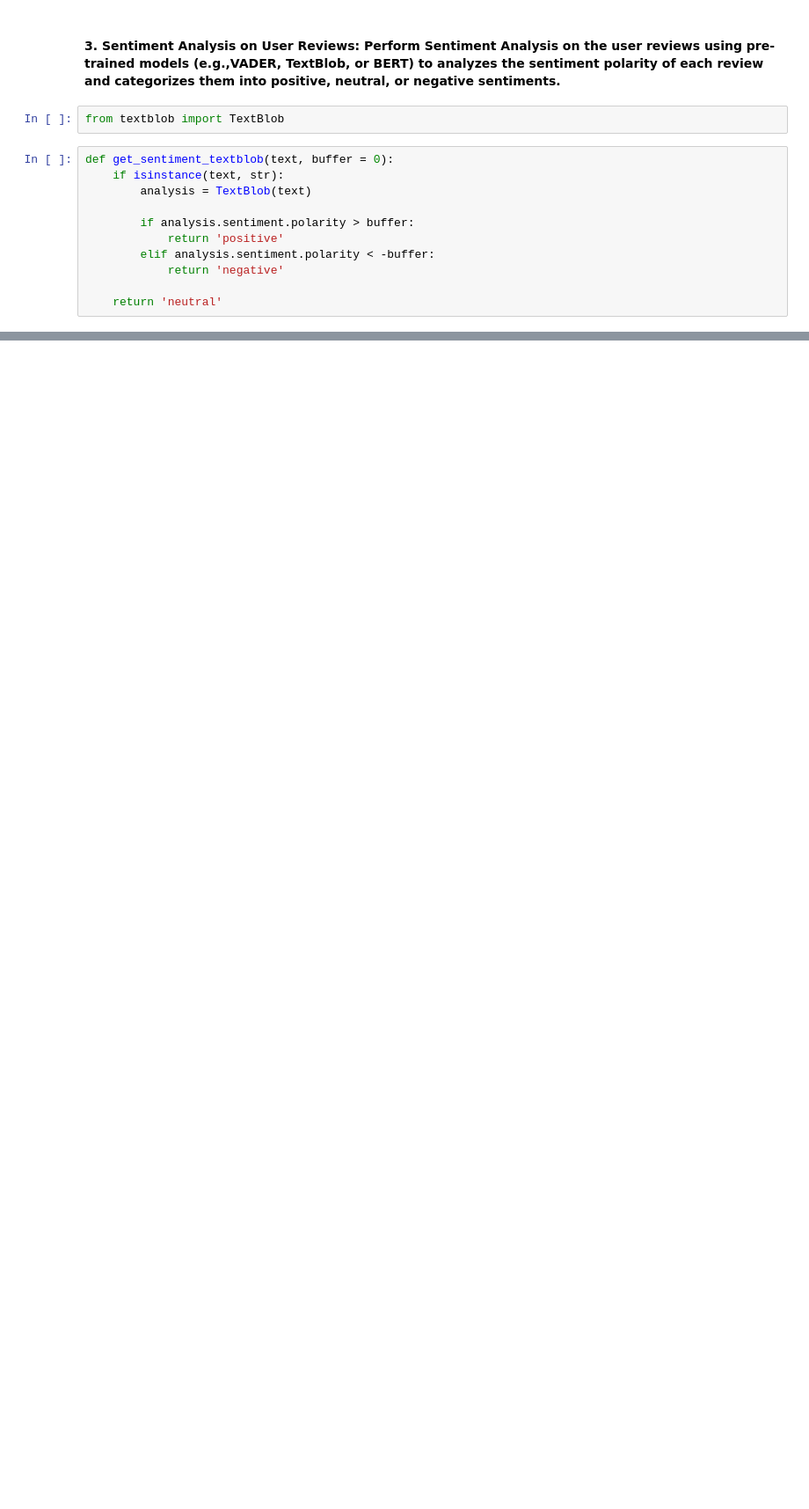
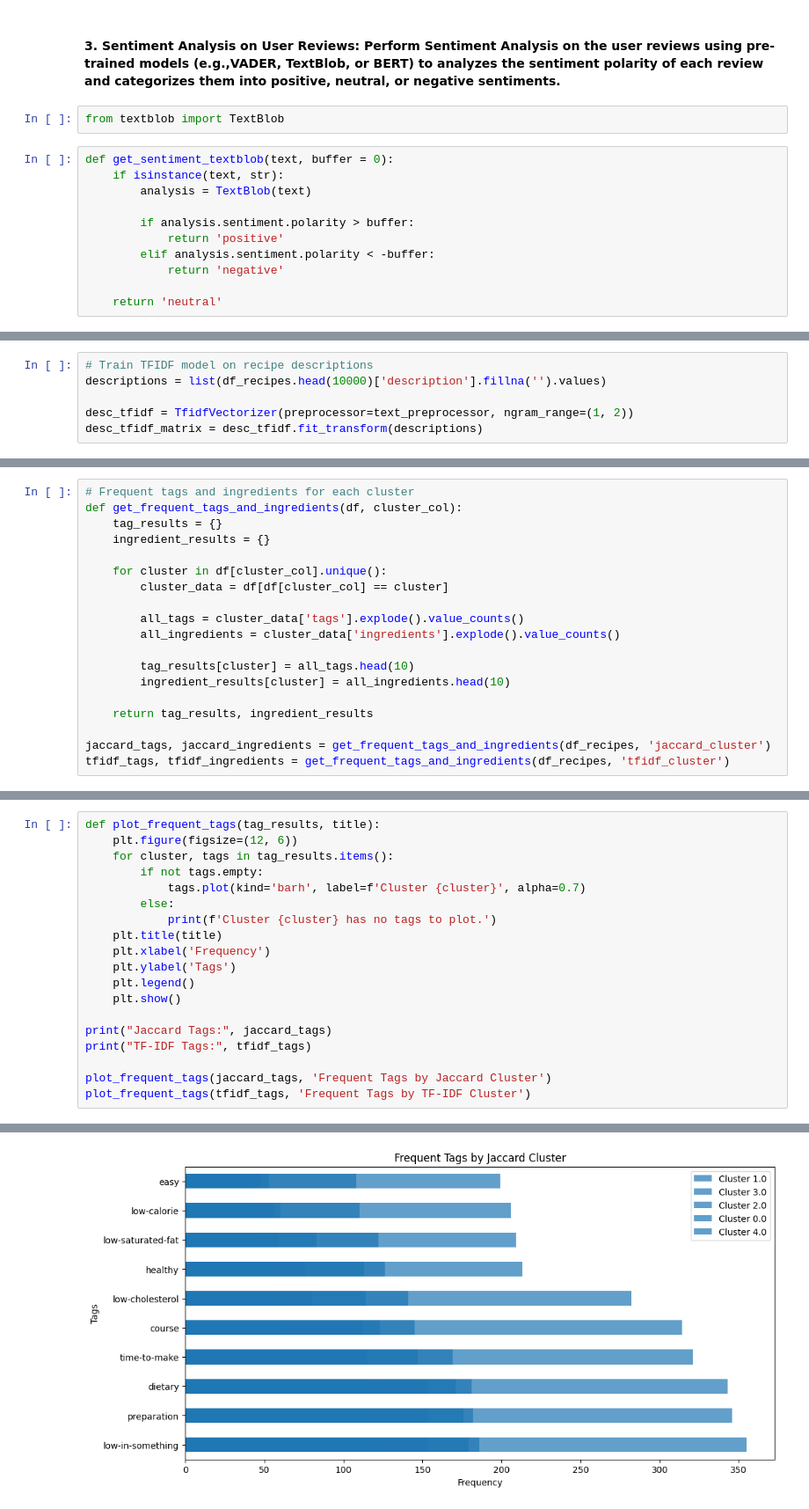
Before and after one commit to MattThePerson/NLP_Project_2024, a Jupyter notebook: pau_notebook.ipynb, the cells around one changed output, grey strips where cells are left out. Shown at 88% size. Drawn from its saved outputs; the diff is of its cells as text; blank space fills up the shorter version.

```diff
--- a/pau_notebook.ipynb
+++ b/pau_notebook.ipynb
@@ -56,0 +266,6 @@ df_interact_subset.head(reviews_to_show)
+# %%
+# Train TFIDF model on recipe descriptions
+descriptions = list(df_recipes.head(10000)['description'].fillna('').values)
+
+desc_tfidf = TfidfVectorizer(preprocessor=text_preprocessor, ngram_range=(1, 2))
+desc_tfidf_matrix = desc_tfidf.fit_transform(descriptions)
@@ -56,0 +386,19 @@ df_interact_subset.head(reviews_to_show)
+# %%
+# Frequent tags and ingredients for each cluster
+def get_frequent_tags_and_ingredients(df, cluster_col):
+    tag_results = {}
+    ingredient_results = {}
+
+    for cluster in df[cluster_col].unique():
+        cluster_data = df[df[cluster_col] == cluster]
+
+        all_tags = cluster_data['tags'].explode().value_counts()
+        all_ingredients = cluster_data['ingredients'].explode().value_counts()
+
+        tag_results[cluster] = all_tags.head(10)
+        ingredient_results[cluster] = all_ingredients.head(10)
+
+    return tag_results, ingredient_results
+
+jaccard_tags, jaccard_ingredients = get_frequent_tags_and_ingredients(df_recipes, 'jaccard_cluster')
+tfidf_tags, tfidf_ingredients = get_frequent_tags_and_ingredients(df_recipes, 'tfidf_cluster')
@@ -56,0 +414,20 @@ df_interact_subset.head(reviews_to_show)
+# %%
+def plot_frequent_tags(tag_results, title):
+    plt.figure(figsize=(12, 6))
+    for cluster, tags in tag_results.items():
+        if not tags.empty:
+            tags.plot(kind='barh', label=f'Cluster {cluster}', alpha=0.7)
+        else:
+            print(f'Cluster {cluster} has no tags to plot.')
+    plt.title(title)
+    plt.xlabel('Frequency')
+    plt.ylabel('Tags')
+    plt.legend()
+    plt.show()
+
+print("Jaccard Tags:", jaccard_tags)
+print("TF-IDF Tags:", tfidf_tags)
+
+plot_frequent_tags(jaccard_tags, 'Frequent Tags by Jaccard Cluster')
+plot_frequent_tags(tfidf_tags, 'Frequent Tags by TF-IDF Cluster')
+# %% [output]
@@ -56,0 +451 @@ df_interact_subset.head(reviews_to_show)
+[figure, added]
```
Also changed, not shown: parts of 30 cells of this notebook.
